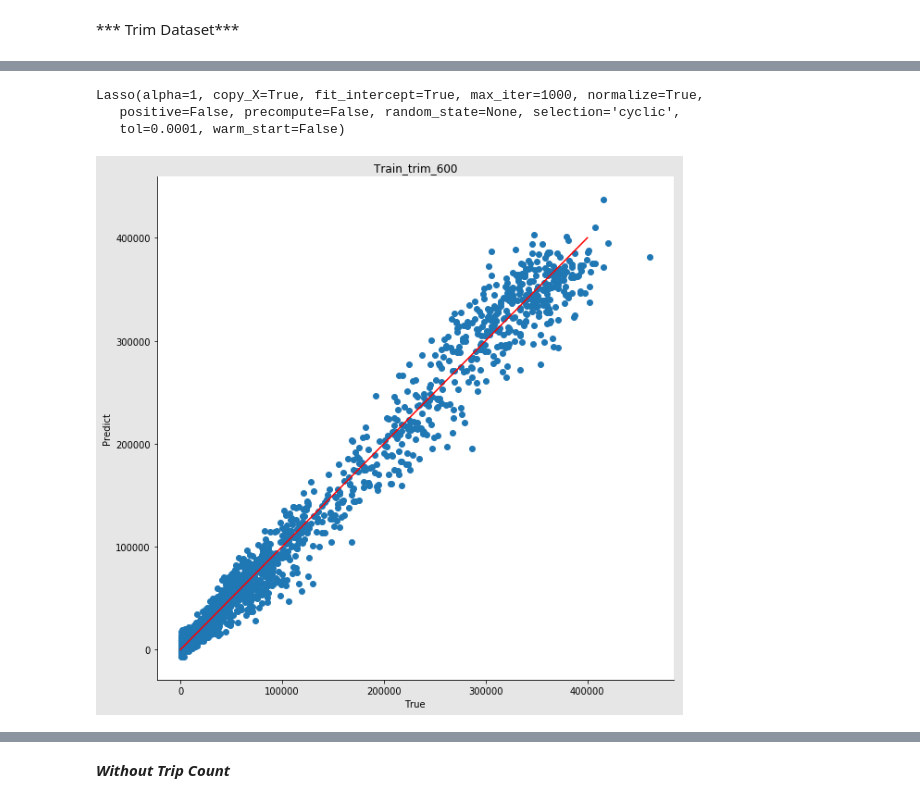
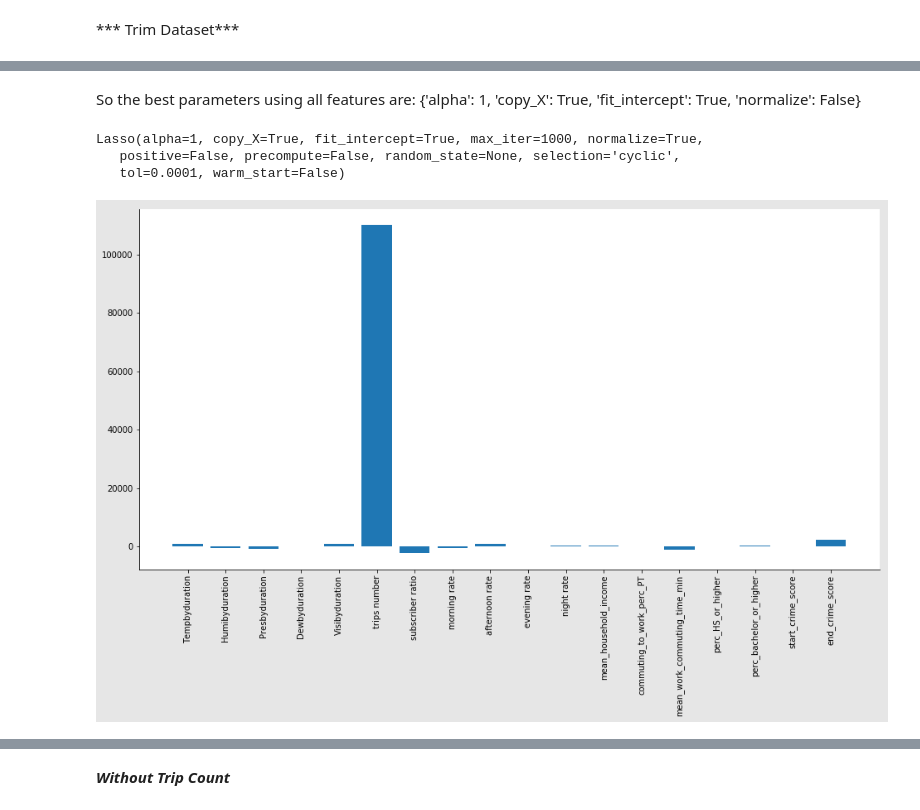
Before and after one commit to leon-lee-jl/MoBike, a Jupyter notebook: MoBike V1.0.ipynb, the cells around one changed output, grey strips where cells are left out. Drawn from its saved outputs; the diff is of its cells as text; code cells hidden in the pictures.

```diff
--- a/MoBike V1.0.ipynb
+++ b/MoBike V1.0.ipynb
@@ -1310,4 +1318,6 @@ train_feature_600 = bdata_train.drop(['duration', 'bike_group'], axis=1)
 test_feature_600 = bdata_test.drop(['duration', 'bike_group'], axis=1)
 train_target_600 = bdata_train['duration']
 test_target_600 = bdata_test['duration']
+train_feature_600 = standardize(train_feature_600)
+test_feature_600 = standardize(test_feature_600)
 # %%
@@ -1329,3 +1342,6 @@ grid = GridSearchCV(model, parameters, cv=10)
+# %% [markdown]
+So the best parameters using all features are:
+{'alpha': 1, 'copy_X': True, 'fit_intercept': True, 'normalize': False}
 # %%
 model = Lasso(alpha=1, copy_X=True, fit_intercept=True, normalize=True)
 model.fit(train_feature_600, train_target_600)
@@ -1341,18 +1363,11 @@ error_ratio_train.append(compare_predict.abs_ratio.median())
 # %%
-fig, ax = plt.subplots(figsize = [10,10], facecolor = [0.9,0.9,0.9])
+fig, ax = plt.subplots(figsize = [16,8], facecolor = [0.9,0.9,0.9])
+x_pos = np.arange(len(train_feature_600.columns)-1)
 
-x_axis = compare_predict.true
-y_axis = compare_predict.predict
-x_axis2 = range(400000)
-y_axis2 = range(400000)
-
-plt.scatter(x_axis, y_axis)
-plt.plot(x_axis2, y_axis2, 'r')
-plt.xlabel('True')
-plt.ylabel('Predict')
-plt.title('Train_trim_600')
+plt.bar(x_pos, model.coef_[1:])
+plt.xticks(x_pos, train_feature_600.columns[1:], rotation='vertical')
 ax.spines['right'].set_color('none')
 ax.spines['top'].set_color('none')
 plt.show()
 # %% [output]
-[figure, old version]
+[figure, new version]
```
Also changed, not shown: parts of 81 cells of this notebook.
